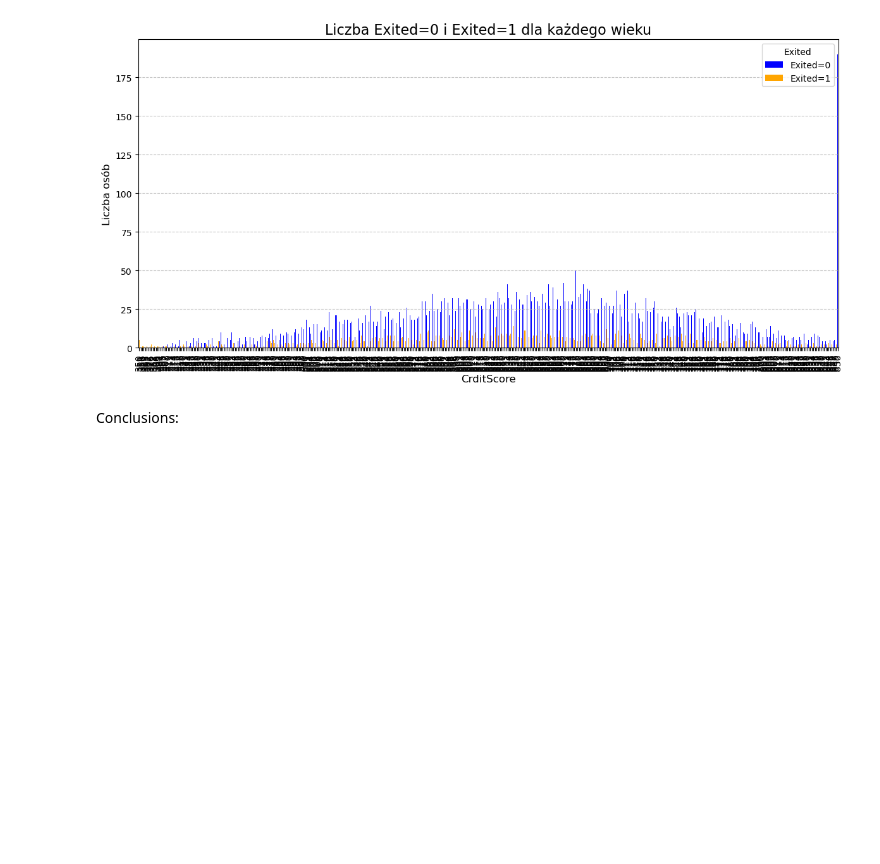
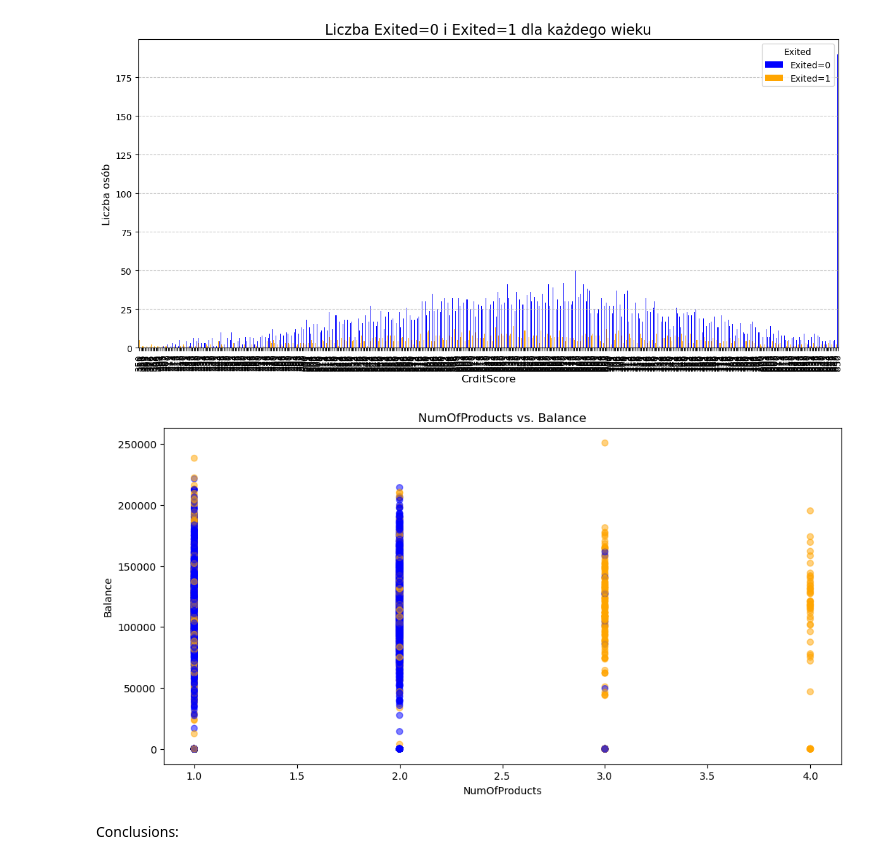
Before and after one commit to M-Grzymowicz/Banking-Customer-Churn---Analysis-and-Prediction, a Jupyter notebook: banking.ipynb, the cells around one changed output. Cells and saved outputs as stored; diff of their text form; code cells hidden in the pictures; blank space fills up the shorter version.

```diff
--- a/banking.ipynb
+++ b/banking.ipynb
@@ -486,6 +486,20 @@ plt.tight_layout()
 plt.show()
 # %% [output]
 [figure]
+# %%
+# simple scatter plot showing outliers
+
+# Mapowanie kolorów: 0 -> niebieski, 1 -> pomarańczowy
+colors = df['Exited'].map({0: 'blue', 1: 'orange'})
+
+plt.figure(figsize=(12, 6))
+plt.scatter(df['NumOfProducts'], df['Balance'], alpha=0.5, c=colors)
+plt.title('NumOfProducts vs. Balance')
+plt.xlabel('NumOfProducts')
+plt.ylabel('Balance')
+plt.show()
+# %% [output]
+[figure, added]
 # %% [markdown]
 Conclusions:
 # %%
```
Also changed, not shown: parts of 13 cells of this notebook.
